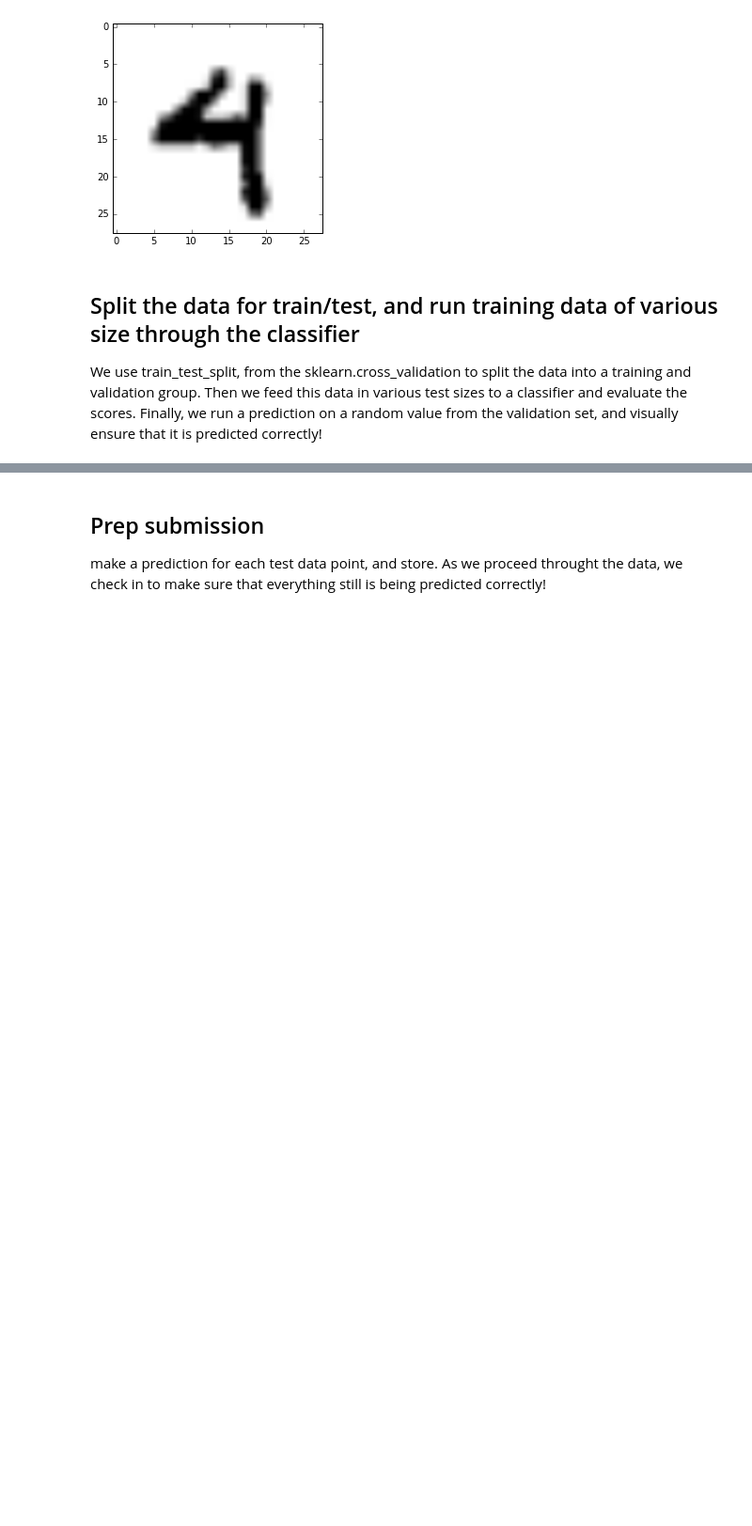
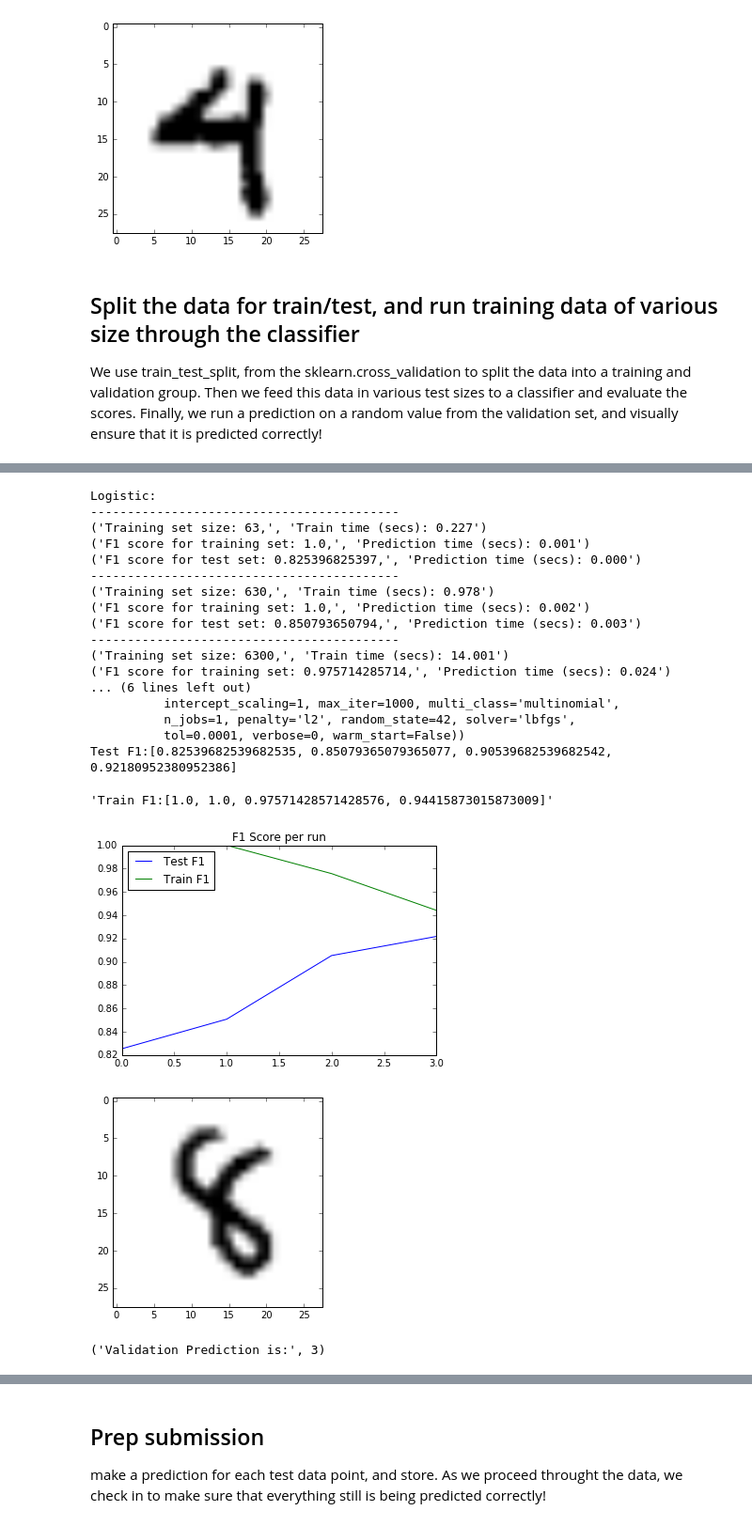
Before and after one commit to llathrop/Kagglescripts, a Jupyter notebook: digitsrecognizerwithsklearn.ipynb, the cells around one changed output, grey strips where cells are left out. Shown at 94% size. Drawn from its saved outputs; the diff is of its cells as text; code cells hidden in the pictures; blank space fills up the shorter version.

```diff
--- a/digitsrecognizerwithsklearn.ipynb
+++ b/digitsrecognizerwithsklearn.ipynb
@@ -264,0 +205,26 @@ Test F1:[0.1111111111111111, 0.39841269841269839, 0.68365079365079362, 0.7283809
+# %%
+print ("Logistic:")
+clf=runTests(test_sizes, X_train,y_train,X_test,y_test)
+print("Validation Prediction is:",runPredict(clf,X_test))
+# %% [output]
+Logistic:
+------------------------------------------
+('Training set size: 63,', 'Train time (secs): 0.227')
+('F1 score for training set: 1.0,', 'Prediction time (secs): 0.001')
+('F1 score for test set: 0.825396825397,', 'Prediction time (secs): 0.000')
+------------------------------------------
+('Training set size: 630,', 'Train time (secs): 0.978')
+('F1 score for training set: 1.0,', 'Prediction time (secs): 0.002')
+('F1 score for test set: 0.850793650794,', 'Prediction time (secs): 0.003')
+------------------------------------------
+('Training set size: 6300,', 'Train time (secs): 14.001')
+('F1 score for training set: 0.975714285714,', 'Prediction time (secs): 0.024')
+... (6 lines left out)
+          intercept_scaling=1, max_iter=1000, multi_class='multinomial',
+          n_jobs=1, penalty='l2', random_state=42, solver='lbfgs',
+          tol=0.0001, verbose=0, warm_start=False))
+Test F1:[0.82539682539682535, 0.85079365079365077, 0.90539682539682542, 0.92180952380952386]
+'Train F1:[1.0, 1.0, 0.97571428571428576, 0.94415873015873009]'
+[figure, added]
+[figure, added]
+('Validation Prediction is:', 3)
```
Also changed, not shown: parts of 7 cells of this notebook.
